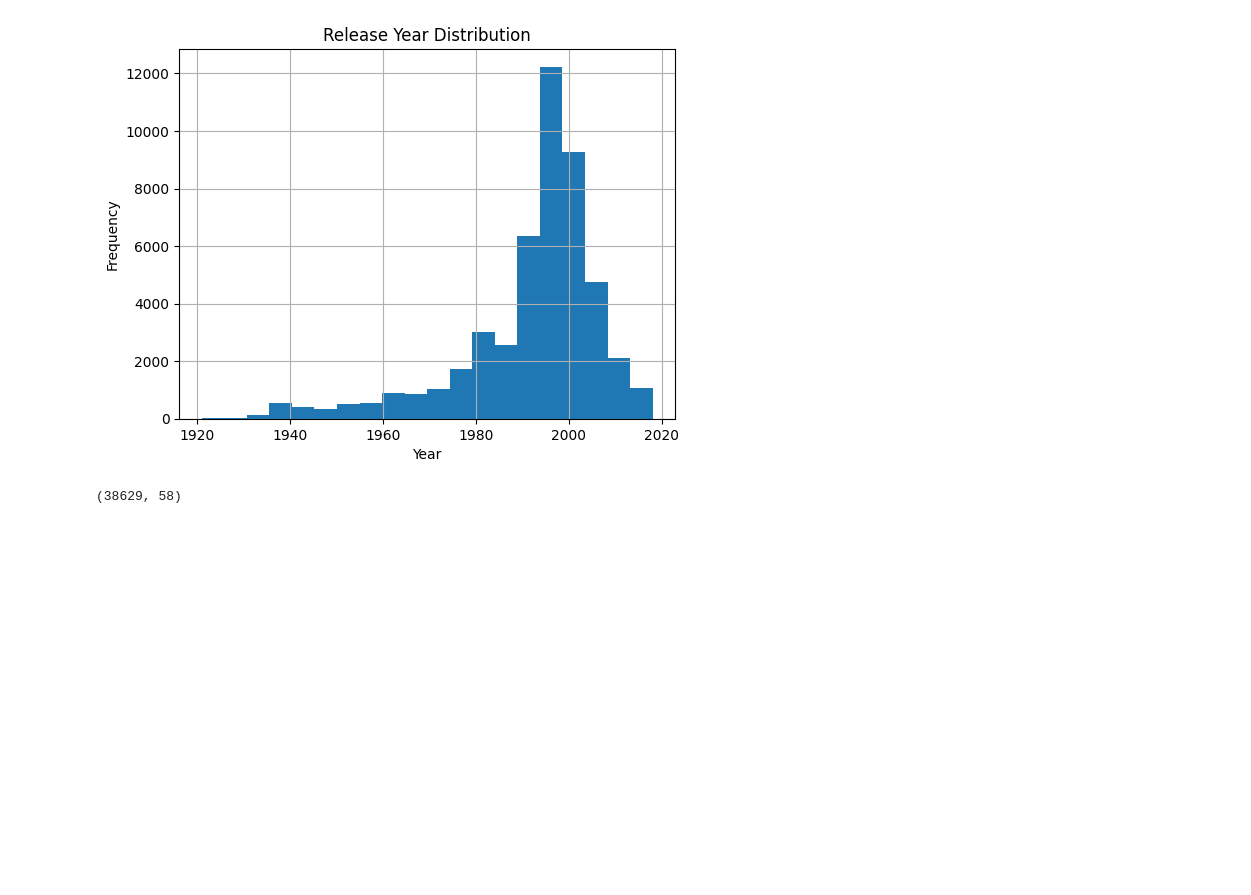
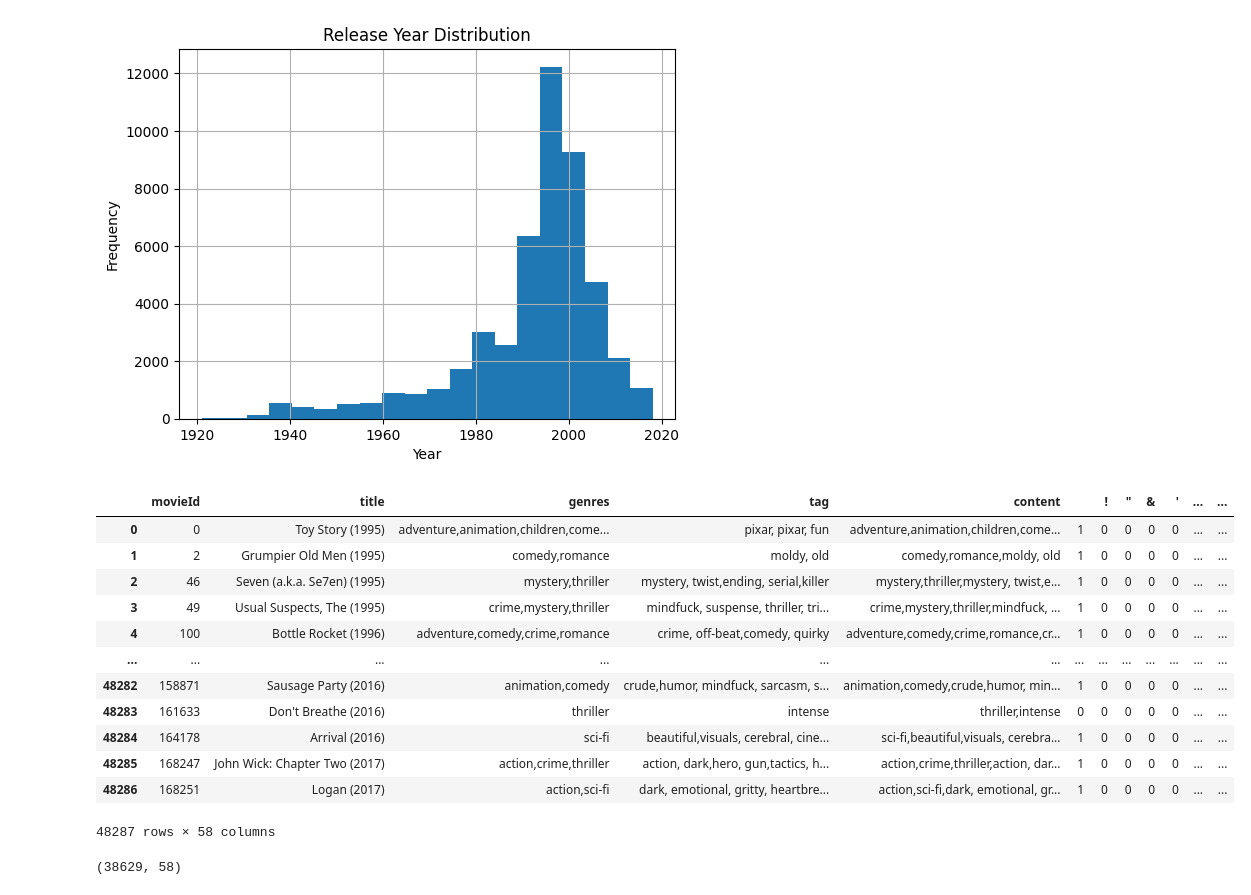
Before and after one commit to AyushNigam-1/NCF-Recommendation, a Jupyter notebook: notebook/NCF.ipynb, the cells around one changed output. Drawn from its saved outputs; the diff is of its cells as text; code cells hidden in the pictures; blank space fills up the shorter version.

```diff
--- a/notebook/NCF.ipynb
+++ b/notebook/NCF.ipynb
@@ -111,7 +119,7 @@ movies_with_ratings['time_decay_weight'] = movies_with_ratings['timestamp'].appl
 # %%
 current_year = movies_with_ratings['release_year'].max()
 movies_with_ratings['year_decay_weight'] = movies_with_ratings['release_year'].apply(
-    lambda x: compute_time_decay(x, current_year)
+    lambda x: compute_year_decay(x, current_year)
 )
 # %%
 movies_with_ratings['combined_decay'] = (
@@ -120,6 +128,22 @@ movies_with_ratings['combined_decay'] = (
 # %%
 movies_with_ratings['userId'] -= 1
 movies_with_ratings['movieId'] -= 1
+# %%
+movies_with_ratings
+# %% [output]
+|  | movieId | title | genres | tag | content |  | ! | " | & | ' | ... | ... |
+| 0 | 0 | Toy Story (1995) | adventure,animation,children,come... | pixar, pixar, fun | adventure,animation,children,come... | 1 | 0 | 0 | 0 | 0 | ... | ... |
+| 1 | 2 | Grumpier Old Men (1995) | comedy,romance | moldy, old | comedy,romance,moldy, old | 1 | 0 | 0 | 0 | 0 | ... | ... |
+| 2 | 46 | Seven (a.k.a. Se7en) (1995) | mystery,thriller | mystery, twist,ending, serial,killer | mystery,thriller,mystery, twist,e... | 1 | 0 | 0 | 0 | 0 | ... | ... |
+| 3 | 49 | Usual Suspects, The (1995) | crime,mystery,thriller | mindfuck, suspense, thriller, tri... | crime,mystery,thriller,mindfuck, ... | 1 | 0 | 0 | 0 | 0 | ... | ... |
+| 4 | 100 | Bottle Rocket (1996) | adventure,comedy,crime,romance | crime, off-beat,comedy, quirky | adventure,comedy,crime,romance,cr... | 1 | 0 | 0 | 0 | 0 | ... | ... |
+| ... | ... | ... | ... | ... | ... | ... | ... | ... | ... | ... | ... | ... |
+| 48282 | 158871 | Sausage Party (2016) | animation,comedy | crude,humor, mindfuck, sarcasm, s... | animation,comedy,crude,humor, min... | 1 | 0 | 0 | 0 | 0 | ... | ... |
+| 48283 | 161633 | Don't Breathe (2016) | thriller | intense | thriller,intense | 0 | 0 | 0 | 0 | 0 | ... | ... |
+| 48284 | 164178 | Arrival (2016) | sci-fi | beautiful,visuals, cerebral, cine... | sci-fi,beautiful,visuals, cerebra... | 1 | 0 | 0 | 0 | 0 | ... | ... |
+| 48285 | 168247 | John Wick: Chapter Two (2017) | action,crime,thriller | action, dark,hero, gun,tactics, h... | action,crime,thriller,action, dar... | 1 | 0 | 0 | 0 | 0 | ... | ... |
+| 48286 | 168251 | Logan (2017) | action,sci-fi | dark, emotional, gritty, heartbre... | action,sci-fi,dark, emotional, gr... | 1 | 0 | 0 | 0 | 0 | ... | ... |
+48287 rows × 58 columns
 # %%
 movies_with_ratings['userId'] -= 1
 movies_with_ratings['movieId'] -= 1
```
Also changed, not shown: parts of 6 cells of this notebook, 5 other files.
